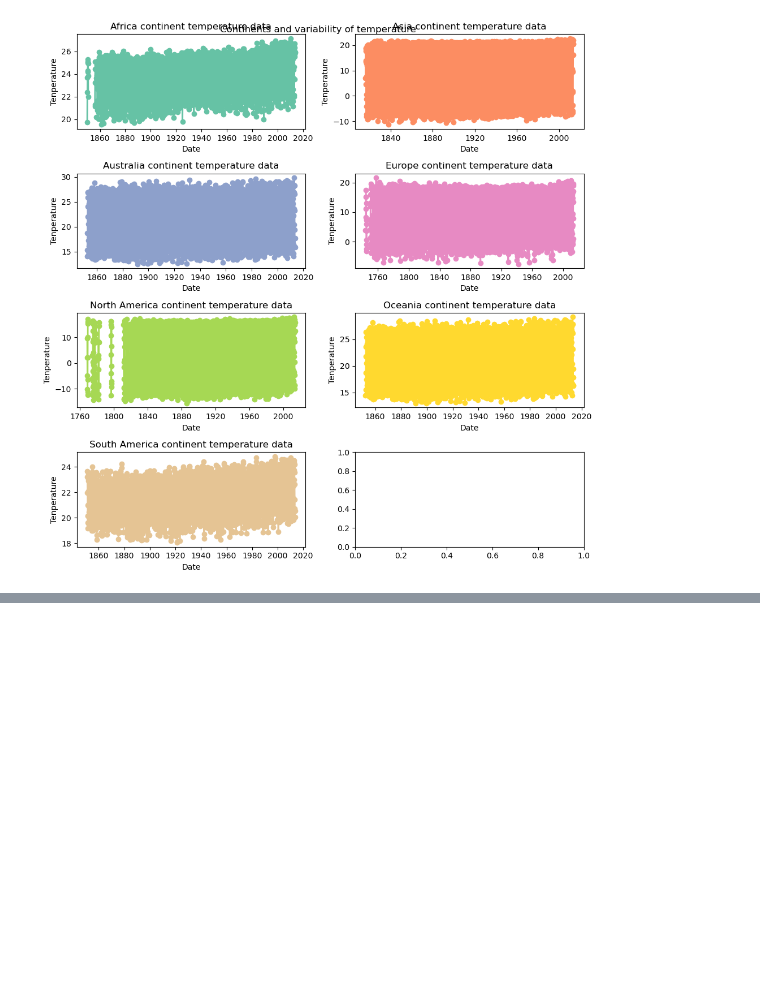
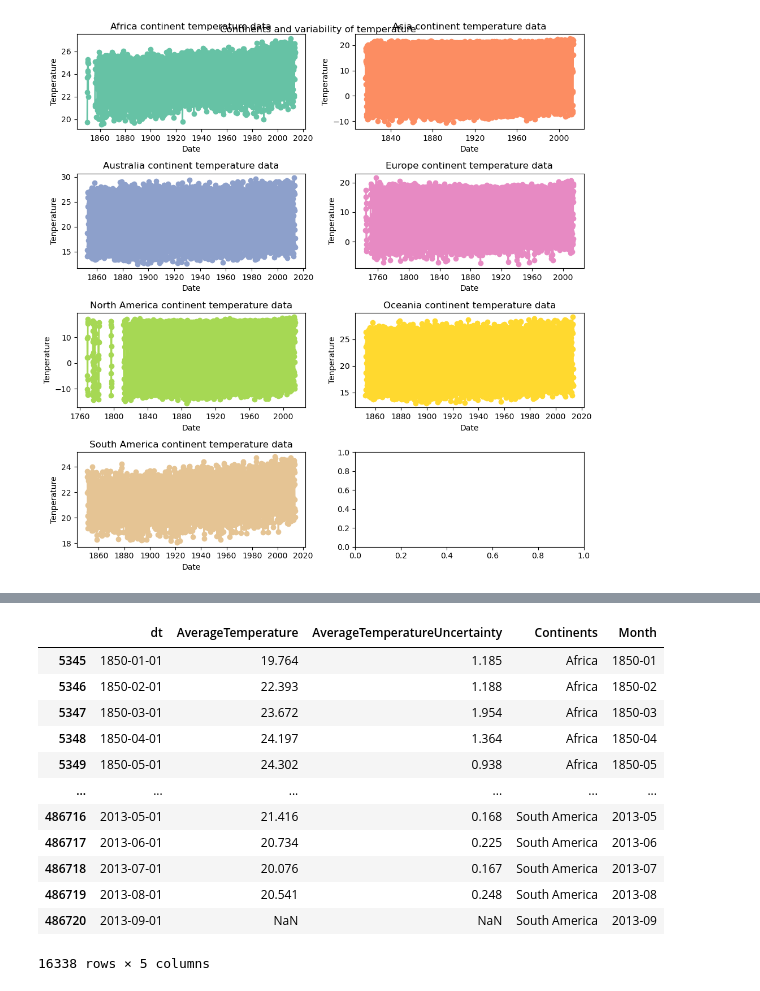
Before and after one commit to MalikTheHacker/climate_change, a Jupyter notebook: notebooka779c08a8f.ipynb, the cells around one changed output, grey strips where cells are left out. Drawn from its saved outputs; the diff is of its cells as text; code cells hidden in the pictures; blank space fills up the shorter version.

```diff
--- a/notebooka779c08a8f.ipynb
+++ b/notebooka779c08a8f.ipynb
@@ -145,0 +168,16 @@ plt.show()
+# %%
+continents_df
+# %% [output]
+|  | dt | AverageTemperature | AverageTemperatureUncertainty | Continents | Month |
+| 5345 | 1850-01-01 | 19.764 | 1.185 | Africa | 1850-01 |
+| 5346 | 1850-02-01 | 22.393 | 1.188 | Africa | 1850-02 |
+| 5347 | 1850-03-01 | 23.672 | 1.954 | Africa | 1850-03 |
+| 5348 | 1850-04-01 | 24.197 | 1.364 | Africa | 1850-04 |
+| 5349 | 1850-05-01 | 24.302 | 0.938 | Africa | 1850-05 |
+| ... | ... | ... | ... | ... | ... |
+| 486716 | 2013-05-01 | 21.416 | 0.168 | South America | 2013-05 |
+| 486717 | 2013-06-01 | 20.734 | 0.225 | South America | 2013-06 |
+| 486718 | 2013-07-01 | 20.076 | 0.167 | South America | 2013-07 |
+| 486719 | 2013-08-01 | 20.541 | 0.248 | South America | 2013-08 |
+| 486720 | 2013-09-01 | NaN | NaN | South America | 2013-09 |
+16338 rows × 5 columns
```
Also changed, not shown: parts of 4 cells of this notebook, 2 other files.
